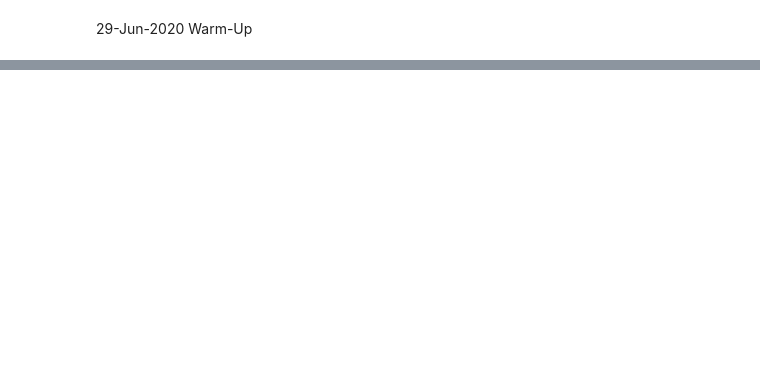
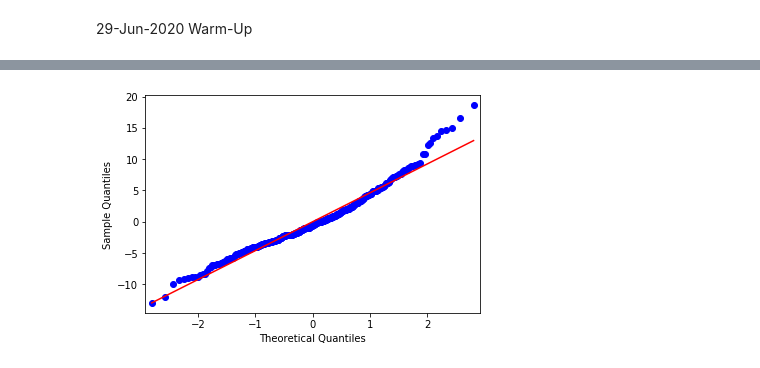
Before and after one commit to congxu1990/hbs-ds-060120, a Jupyter notebook: Warm-Ups/Warm_Ups.ipynb, the cells around one changed output, grey strips where cells are left out. Saved outputs shown, nothing was run; the diff lists cells and outputs as text; code cells hidden in the pictures; blank space fills up the shorter version.

```diff
--- a/Warm-Ups/Warm_Ups.ipynb
+++ b/Warm-Ups/Warm_Ups.ipynb
@@ -154,0 +166,3 @@ from sklearn.metrics import r2_score, mean_absolute_error
+# %%
+# Get data
+df = pd.read_pickle('auto.pkl')
@@ -154,0 +252,8 @@ from sklearn.metrics import r2_score, mean_absolute_error
+# %%
+# use statsmodels to test for residuals
+X1 = df['displacement']
+y1 = df['mpg']
+X1_const = sm.add_constant(X1)
+est = sm.OLS(y1, X1_const, hconst=True)
+fitted_est = est.fit()
+fitted_est.summary()
@@ -154,0 +280,6 @@ from sklearn.metrics import r2_score, mean_absolute_error
+# %%
+# QQ plots do not indicate statistical significance, but are generally great tools for checking for normality.
+res = fitted_est.resid
+fig = sm.qqplot(res, line = 'r')
+# %% [output]
+[figure, added]
```
Also changed, not shown: parts of 62 cells of this notebook, 1 other file.
